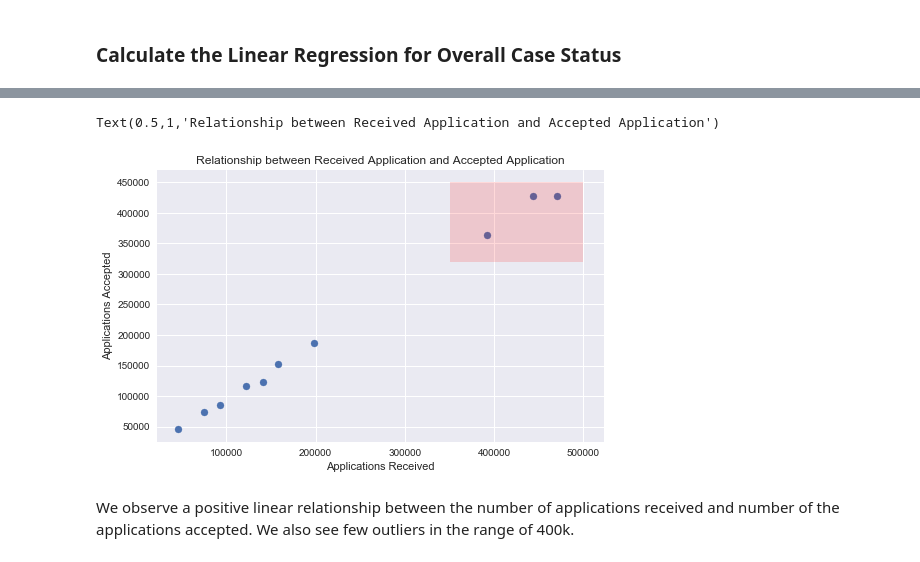
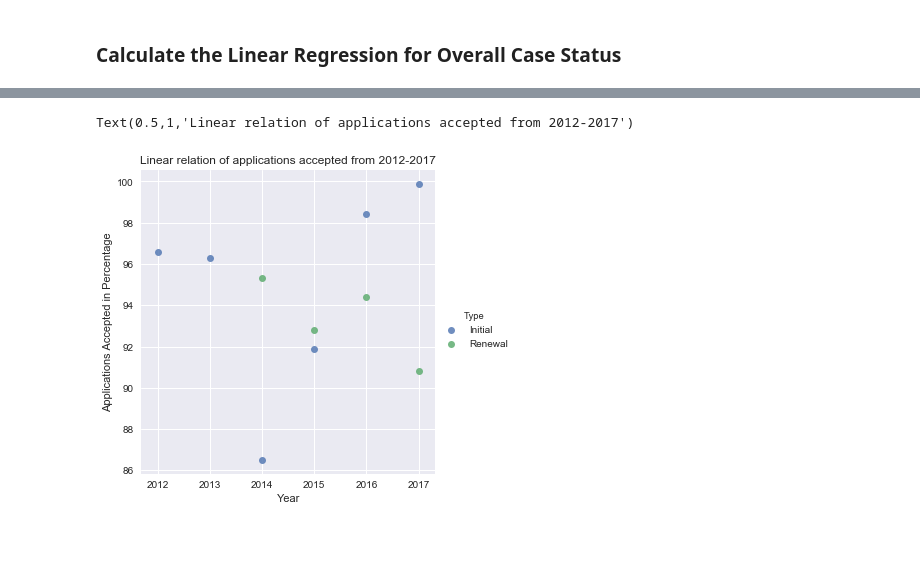
Before and after one commit to KirazG/datascience, a Jupyter notebook: capstone-project1/Inferential Statistics/Capstone-Project-Inferential-Statistics.ipynb, the cells around one changed output, grey strips where cells are left out. Cells and saved outputs as stored; diff of their text form; code cells hidden in the pictures.

```diff
--- a/capstone-project1/Inferential Statistics/Capstone-Project-Inferential-Statistics.ipynb
+++ b/capstone-project1/Inferential Statistics/Capstone-Project-Inferential-Statistics.ipynb
@@ -298,13 +298,9 @@ intercept = 63754.2193854 children per woman
-# %%
-df_case_status
-fig, ax = plt.subplots(figsize=(8,5))
-plt.scatter(df_case_status.Received, df_case_status.Accepted)
-ax.fill_between([350000,500000], 320000, 450000, facecolor='red', alpha = .15, interpolate=True)
-plt.xlabel("Applications Received")
-plt.ylabel("Applications Accepted")
-plt.title("Relationship between Received Application and Accepted Application")
-# %% [output]
-Text(0.5,1,'Relationship between Received Application and Accepted Application')
-[figure, removed]
-# %% [markdown]
-We observe a positive linear relationship between the number of applications received and number of the applications accepted. We also see few outliers in the range of 400k.
+# %%
+df_case_status
+sns.lmplot('Year','Accepted_Percentage', data=df_case_status, hue='Type', fit_reg=False)
+plt.xlabel("Year")
+plt.ylabel("Applications Accepted in Percentage")
+plt.title("Linear relation of applications accepted from 2012-2017")
+# %% [output]
+Text(0.5,1,'Linear relation of applications accepted from 2012-2017')
+[figure, added]
```
Also changed, not shown: parts of 1 cell of this notebook.
